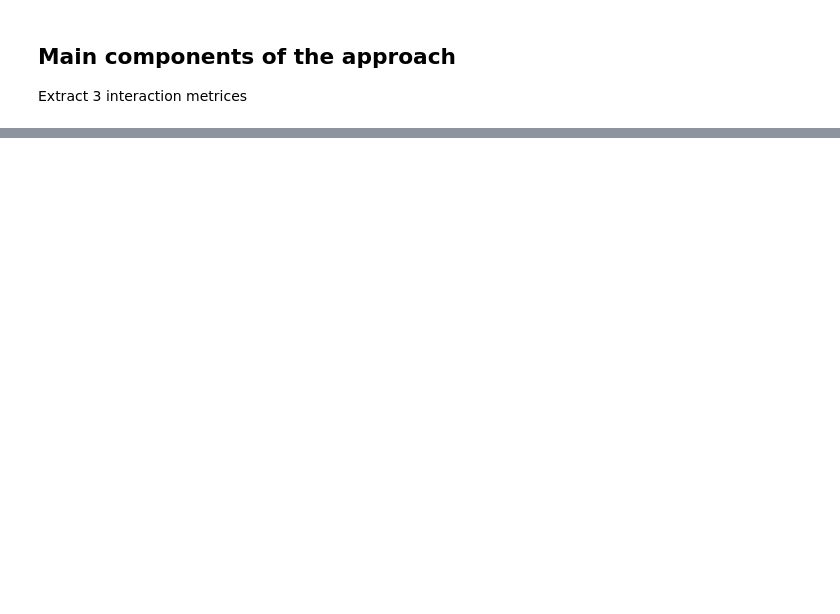
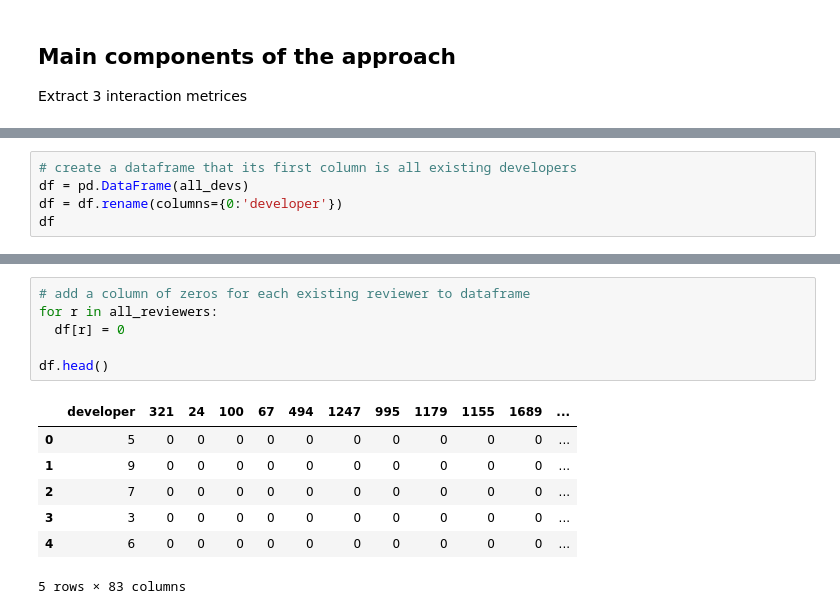
Before and after one commit to shivaZeymaran/Multi-objective-code-reviewer-recommendations, a Jupyter notebook: MyProject.ipynb, the cells around one changed output, grey strips where cells are left out. Cells and saved outputs as stored; diff of their text form; blank space fills up the shorter version.

```diff
--- a/MyProject.ipynb
+++ b/MyProject.ipynb
@@ -215,0 +370,5 @@ Extract 3 interaction metrices
+# %%
+# create a dataframe that its first column is all existing developers
+df = pd.DataFrame(all_devs)
+df = df.rename(columns={0:'developer'})
+df
@@ -215,0 +387,14 @@ Extract 3 interaction metrices
+# %%
+# add a column of zeros for each existing reviewer to dataframe
+for r in all_reviewers:
+  df[r] = 0
+
+df.head()
+# %% [output]
+|  | developer | 321 | 24 | 100 | 67 | 494 | 1247 | 995 | 1179 | 1155 | 1689 | ... |
+| 0 | 5 | 0 | 0 | 0 | 0 | 0 | 0 | 0 | 0 | 0 | 0 | ... |
+| 1 | 9 | 0 | 0 | 0 | 0 | 0 | 0 | 0 | 0 | 0 | 0 | ... |
+| 2 | 7 | 0 | 0 | 0 | 0 | 0 | 0 | 0 | 0 | 0 | 0 | ... |
+| 3 | 3 | 0 | 0 | 0 | 0 | 0 | 0 | 0 | 0 | 0 | 0 | ... |
+| 4 | 6 | 0 | 0 | 0 | 0 | 0 | 0 | 0 | 0 | 0 | 0 | ... |
+5 rows × 83 columns
```
Also changed, not shown: parts of 31 cells of this notebook.
